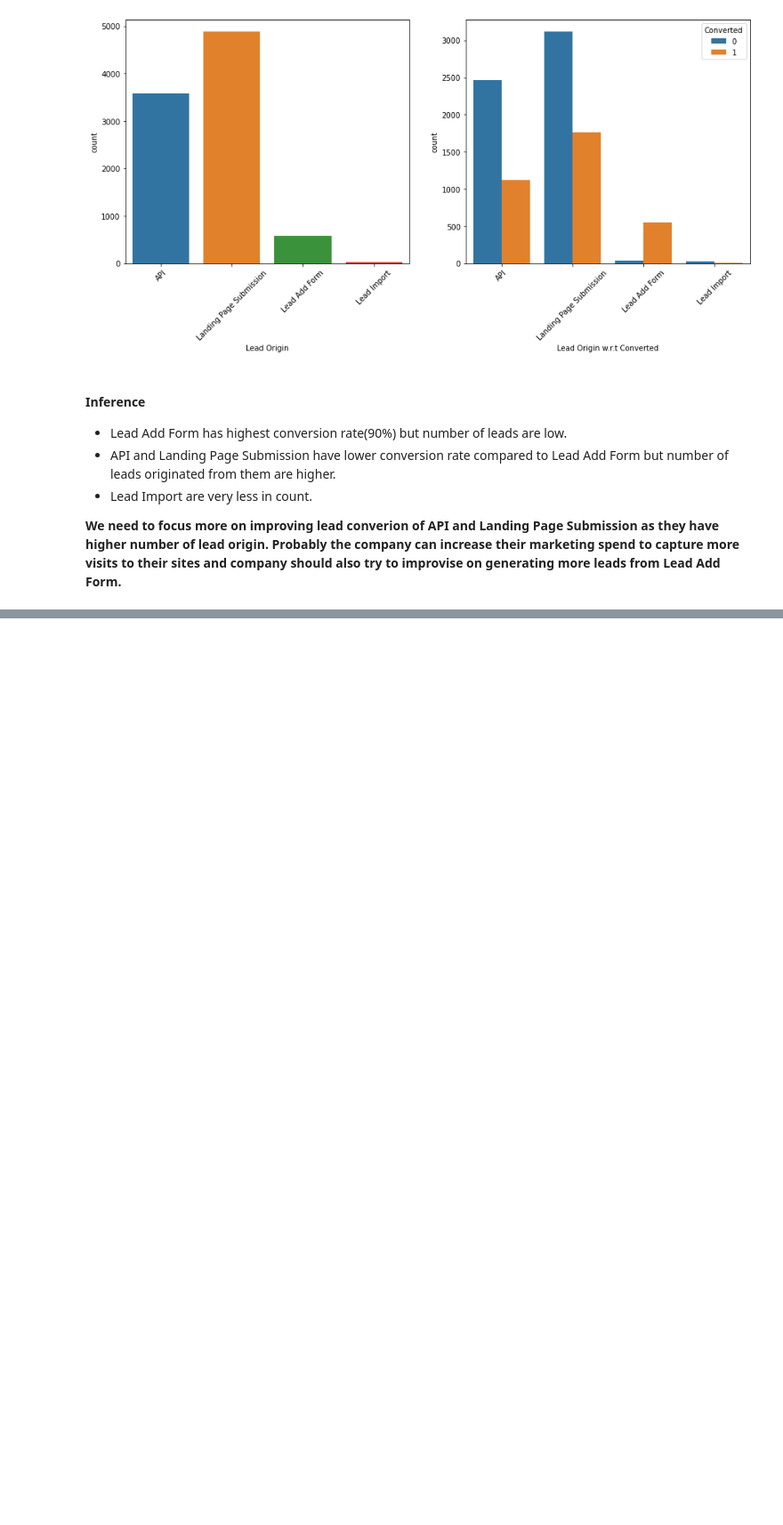
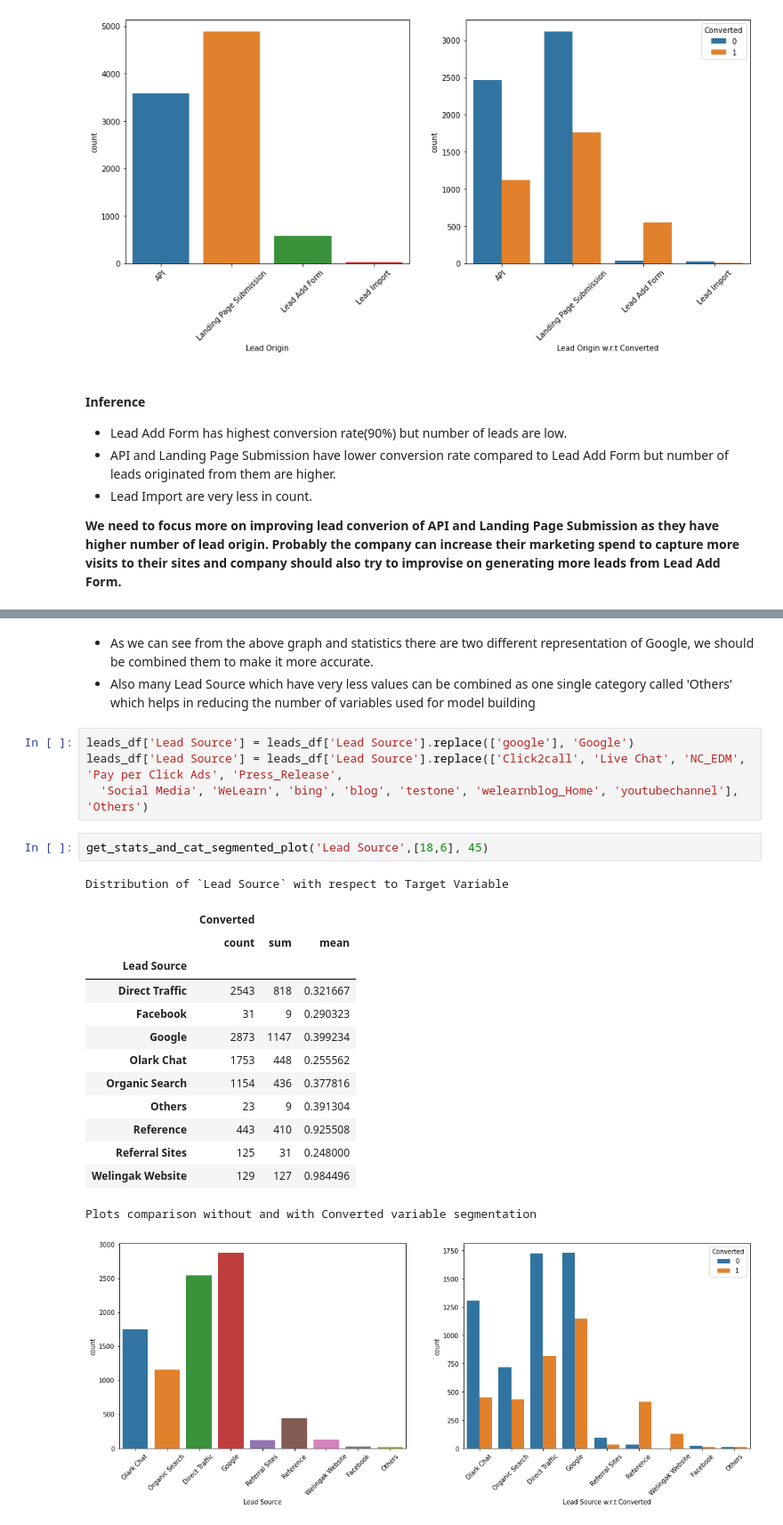
Before and after one commit to vivekvresearch/lead_scoring_VV_TA, a Jupyter notebook: Lead_scoring_case_VV_TA.ipynb, the cells around one changed output, grey strips where cells are left out. Shown at 89% size. Cells and saved outputs as stored; diff of their text form; blank space fills up the shorter version.

```diff
--- a/Lead_scoring_case_VV_TA.ipynb
+++ b/Lead_scoring_case_VV_TA.ipynb
@@ -575,0 +606,25 @@ Plots comparison without and with Converted variable segmentation
+# %% [markdown]
+- As we can see from the above graph and statistics there are two different representation of Google, we should be combined them to make it more accurate.
+- Also many Lead Source which have very less values can be combined as one single category called 'Others' which helps in reducing the number of variables used for model building
+# %%
+leads_df['Lead Source'] = leads_df['Lead Source'].replace(['google'], 'Google')
+leads_df['Lead Source'] = leads_df['Lead Source'].replace(['Click2call', 'Live Chat', 'NC_EDM', 'Pay per Click Ads', 'Press_Release',
+  'Social Media', 'WeLearn', 'bing', 'blog', 'testone', 'welearnblog_Home', 'youtubechannel'], 'Others')
+# %%
+get_stats_and_cat_segmented_plot('Lead Source',[18,6], 45)
+# %% [output]
+Distribution of `Lead Source` with respect to Target Variable
+|  | Converted |  |  |
+|  | count | sum | mean |
+| Lead Source |  |  |  |
+| Direct Traffic | 2543 | 818 | 0.321667 |
+| Facebook | 31 | 9 | 0.290323 |
+| Google | 2873 | 1147 | 0.399234 |
+| Olark Chat | 1753 | 448 | 0.255562 |
+| Organic Search | 1154 | 436 | 0.377816 |
+| Others | 23 | 9 | 0.391304 |
+| Reference | 443 | 410 | 0.925508 |
+| Referral Sites | 125 | 31 | 0.248000 |
+| Welingak Website | 129 | 127 | 0.984496 |
+Plots comparison without and with Converted variable segmentation
+[figure, added]
```
Also changed, not shown: parts of 79 cells of this notebook.
